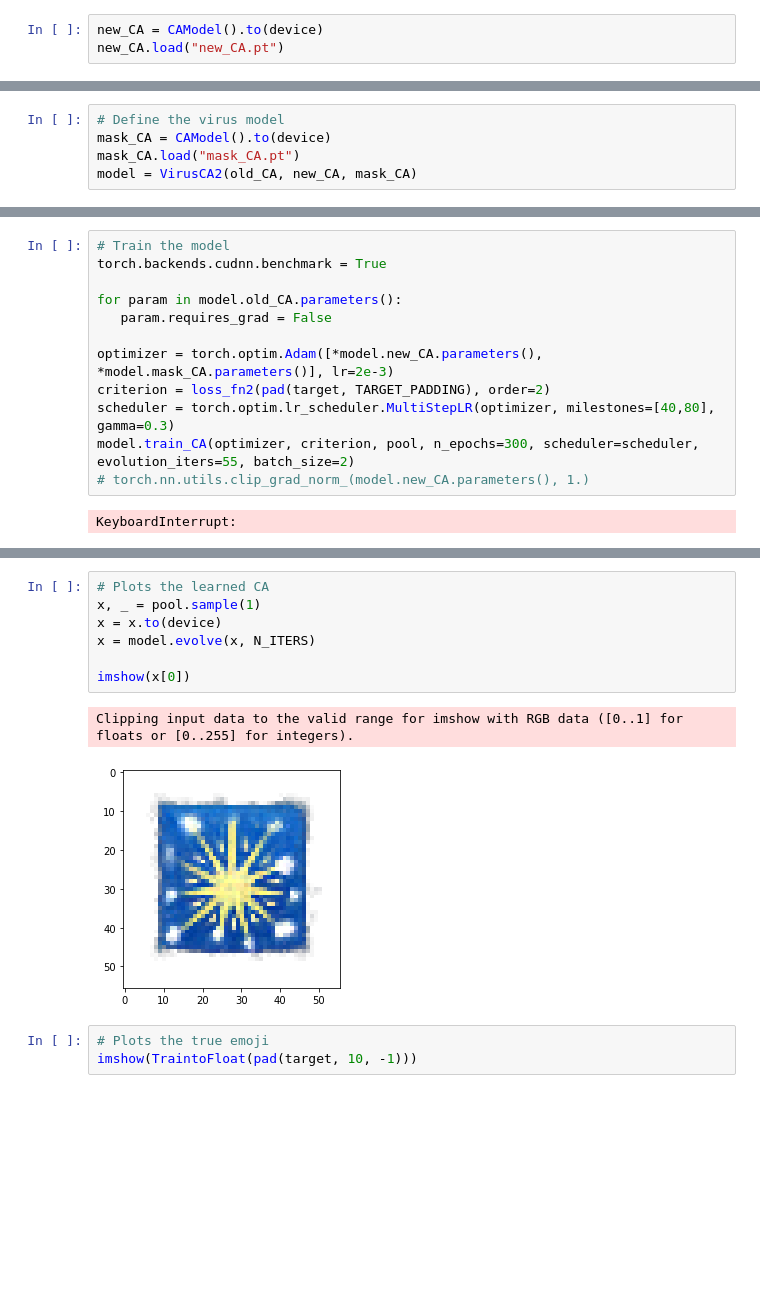
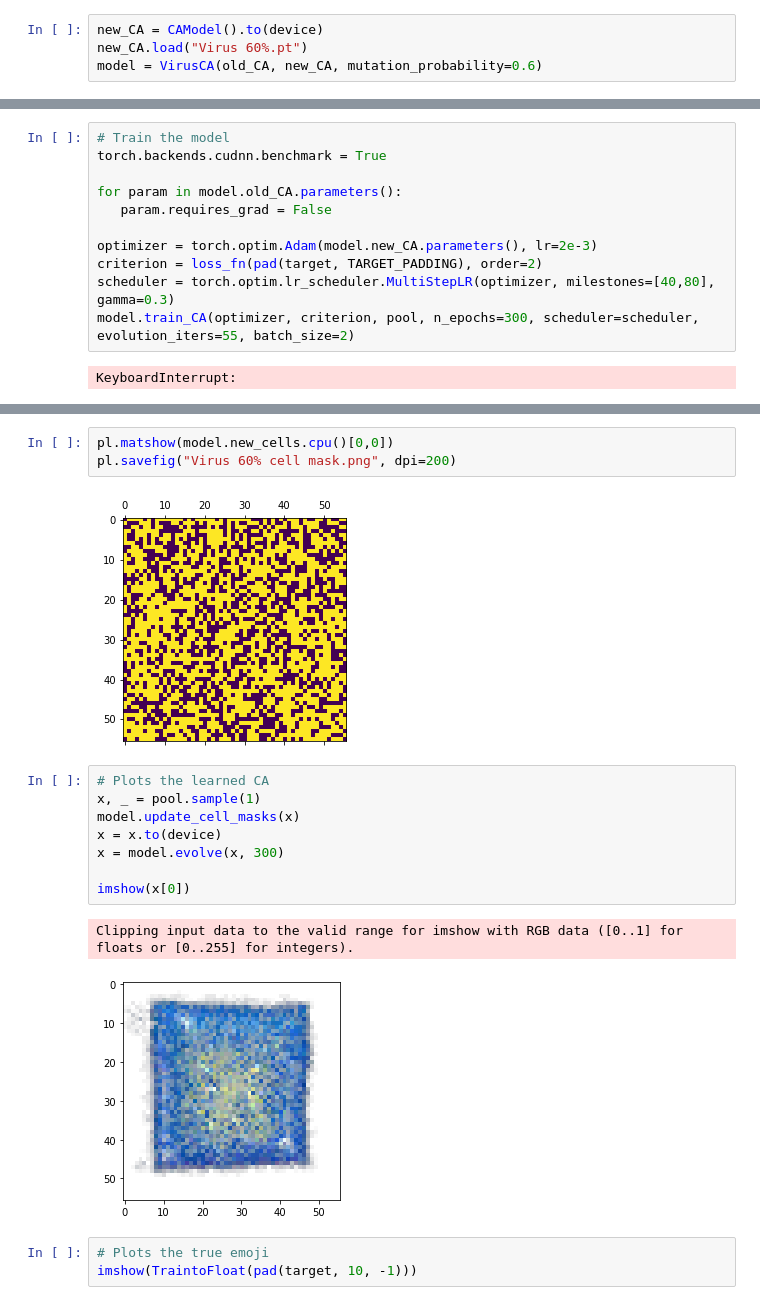
Before and after one commit to LetteraUnica/neural_cellular_automata, a Jupyter notebook: pytorch_ca/virus_CA.ipynb, the cells around one changed output, grey strips where cells are left out. Cells and saved outputs as stored; diff of their text form; blank space fills up the shorter version.

```diff
--- a/pytorch_ca/virus_CA.ipynb
+++ b/pytorch_ca/virus_CA.ipynb
@@ -57,11 +58,7 @@ old_CA.load("firework_growing.pt")
 Successfully loaded model!
 # %%
 new_CA = CAModel().to(device)
-new_CA.load("new_CA.pt")
+new_CA.load("Virus 60%.pt")
+model = VirusCA(old_CA, new_CA, mutation_probability=0.6)
 # %% [output]
 Successfully loaded model!
-# %%
-# Define the virus model
-mask_CA = CAModel().to(device)
-mask_CA.load("mask_CA.pt")
-model = VirusCA2(old_CA, new_CA, mask_CA)
@@ -85,10 +69,9 @@ torch.backends.cudnn.benchmark = True
 for param in model.old_CA.parameters():
    param.requires_grad = False
 
-optimizer = torch.optim.Adam([*model.new_CA.parameters(), *model.mask_CA.parameters()], lr=2e-3)
-criterion = loss_fn2(pad(target, TARGET_PADDING), order=2)
+optimizer = torch.optim.Adam(model.new_CA.parameters(), lr=2e-3)
+criterion = loss_fn(pad(target, TARGET_PADDING), order=2)
 scheduler = torch.optim.lr_scheduler.MultiStepLR(optimizer, milestones=[40,80], gamma=0.3)
 model.train_CA(optimizer, criterion, pool, n_epochs=300, scheduler=scheduler, evolution_iters=55, batch_size=2)
-# torch.nn.utils.clip_grad_norm_(model.new_CA.parameters(), 1.)
 # %% [output]
 KeyboardInterrupt:
@@ -134,13 +92,19 @@ Clipping input data to the valid range for imshow with RGB data ([0..1] for floa
+# %%
+pl.matshow(model.new_cells.cpu()[0,0])
+pl.savefig("Virus 60% cell mask.png", dpi=200)
+# %% [output]
+[figure, added]
 # %%
 # Plots the learned CA
 x, _ = pool.sample(1)
+model.update_cell_masks(x)
 x = x.to(device)
-x = model.evolve(x, N_ITERS)
+x = model.evolve(x, 300)
 
 imshow(x[0])
 # %% [output]
 Clipping input data to the valid range for imshow with RGB data ([0..1] for floats or [0..255] for integers).
-[figure, old version]
+[figure, new version]
 # %%
 # Plots the true emoji
 imshow(TraintoFloat(pad(target, 10, -1)))
```
Also changed, not shown: parts of 11 cells of this notebook, 19 other files.
